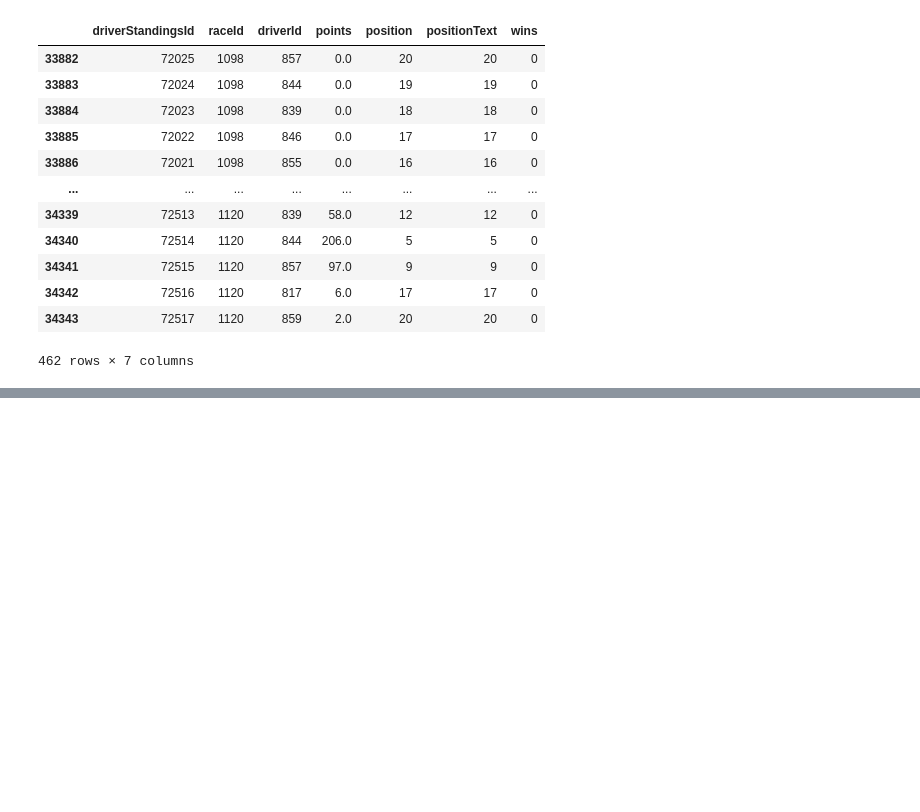
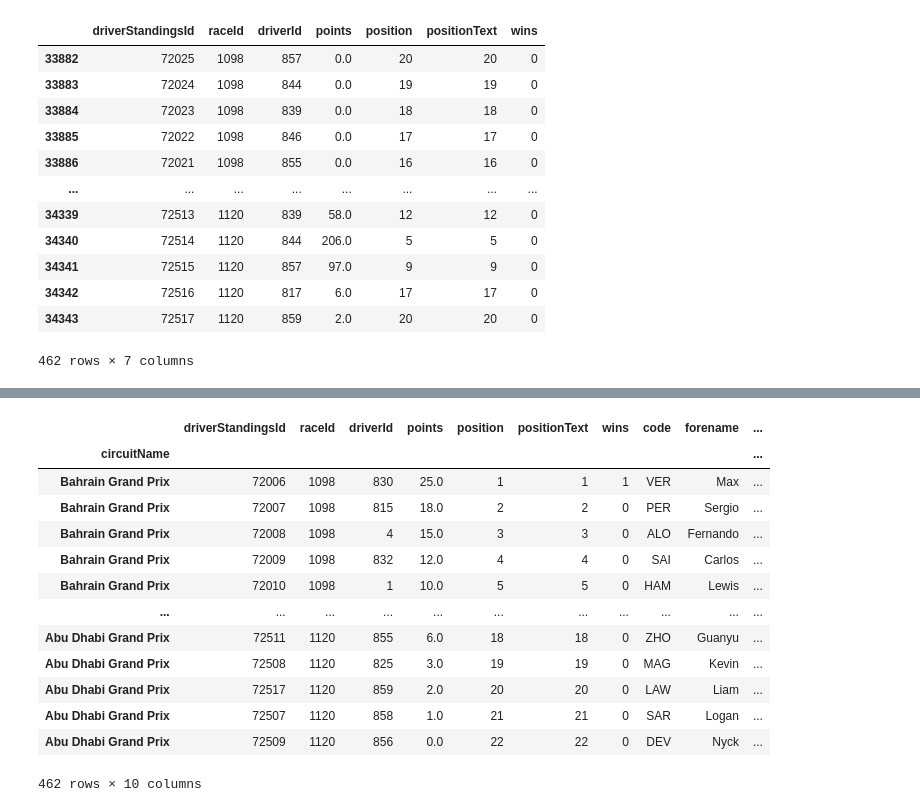
Before and after one commit to markprubin/formula1-analyst, a Jupyter notebook: F1 Driver and Constructor Season Totals 2023.ipynb, the cells around one changed output, grey strips where cells are left out. Saved outputs shown, nothing was run; the diff lists cells and outputs as text; code cells hidden in the pictures; blank space fills up the shorter version.

Commit message:
organized 2023 results with cumulative points over each race

```diff
--- a/F1 Driver and Constructor Season Totals 2023.ipynb
+++ b/F1 Driver and Constructor Season Totals 2023.ipynb
@@ -87,4 +87,5 @@ driver_standings_2023
 | 34343 | 72517 | 1120 | 859 | 2.0 | 20 | 20 | 0 |
 462 rows × 7 columns
 # %%
-driver_results_2023 = dr
+# Merge the driver info with the 2023 standings
+driver_standings_2023_names = driver_standings_2023.merge(driver_info[['driverId','code','forename', 'surname']], on='driverId')
@@ -90,0 +108,3 @@ driver_results_2023 = dr
+# %%
+# Merge the previous DF with name of the race
+driver_standings_2023_races = driver_standings_2023_names.merge(races_2023[['raceId', 'name']], on='raceId')
@@ -90,0 +127,2 @@ driver_results_2023 = dr
+# %%
+driver_standings_2023_races = driver_standings_2023_races.rename(columns={'name':'circuitName'})
@@ -90,0 +145,2 @@ driver_results_2023 = dr
+# %%
+sorted_races = driver_standings_2023_races.sort_values(by=['raceId', 'position'])
@@ -90,0 +163,17 @@ driver_results_2023 = dr
+# %%
+sorted_races.set_index('circuitName')
+# %% [output]
+|  | driverStandingsId | raceId | driverId | points | position | positionText | wins | code | forename | ... |
+| circuitName |  |  |  |  |  |  |  |  |  | ... |
+| Bahrain Grand Prix | 72006 | 1098 | 830 | 25.0 | 1 | 1 | 1 | VER | Max | ... |
+| Bahrain Grand Prix | 72007 | 1098 | 815 | 18.0 | 2 | 2 | 0 | PER | Sergio | ... |
+| Bahrain Grand Prix | 72008 | 1098 | 4 | 15.0 | 3 | 3 | 0 | ALO | Fernando | ... |
+| Bahrain Grand Prix | 72009 | 1098 | 832 | 12.0 | 4 | 4 | 0 | SAI | Carlos | ... |
+| Bahrain Grand Prix | 72010 | 1098 | 1 | 10.0 | 5 | 5 | 0 | HAM | Lewis | ... |
+| ... | ... | ... | ... | ... | ... | ... | ... | ... | ... | ... |
+| Abu Dhabi Grand Prix | 72511 | 1120 | 855 | 6.0 | 18 | 18 | 0 | ZHO | Guanyu | ... |
+| Abu Dhabi Grand Prix | 72508 | 1120 | 825 | 3.0 | 19 | 19 | 0 | MAG | Kevin | ... |
+| Abu Dhabi Grand Prix | 72517 | 1120 | 859 | 2.0 | 20 | 20 | 0 | LAW | Liam | ... |
+| Abu Dhabi Grand Prix | 72507 | 1120 | 858 | 1.0 | 21 | 21 | 0 | SAR | Logan | ... |
+| Abu Dhabi Grand Prix | 72509 | 1120 | 856 | 0.0 | 22 | 22 | 0 | DEV | Nyck | ... |
+462 rows × 10 columns
```
Also changed, not shown: parts of 5 cells of this notebook.
